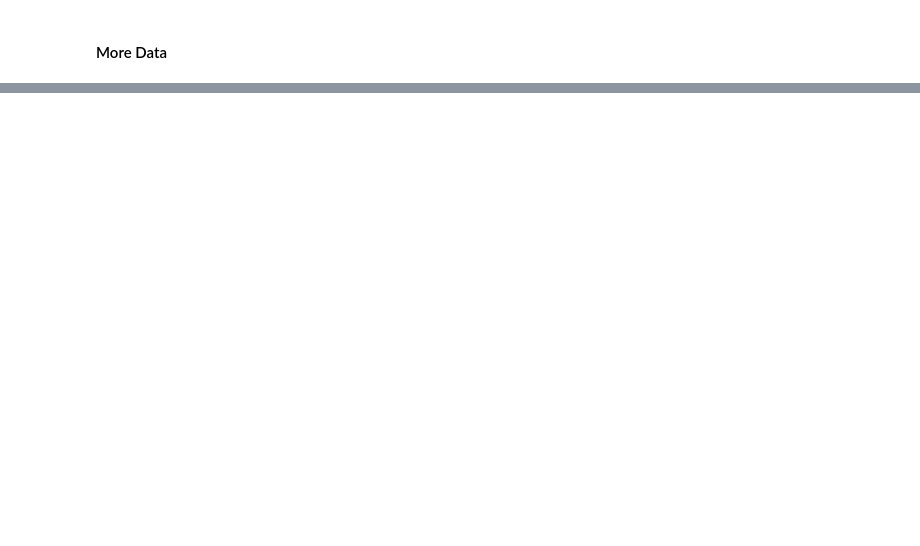
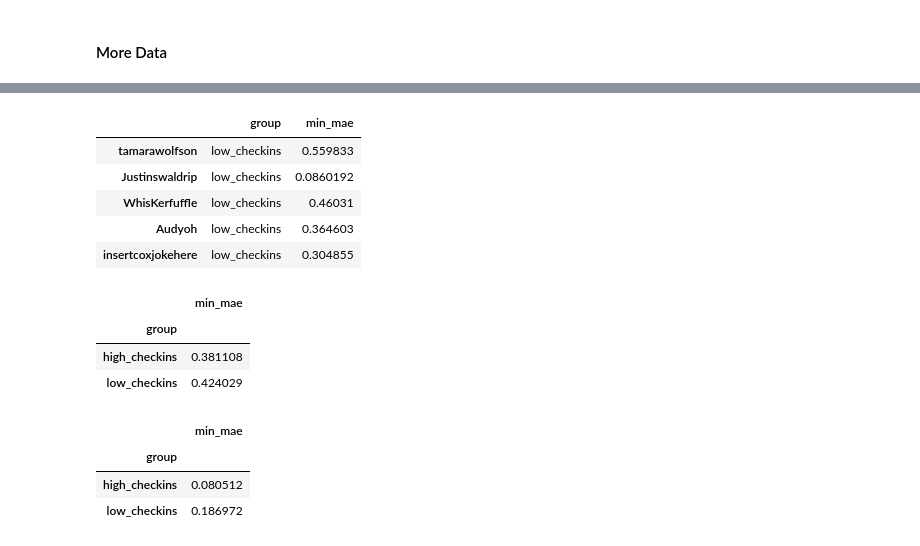
Before and after one commit to tomsharp/BeerMe, a Jupyter notebook: New Approach-Copy1.ipynb, the cells around one changed output, grey strips where cells are left out. Cells and saved outputs as stored; diff of their text form; code cells hidden in the pictures; blank space fills up the shorter version.

```diff
--- a/New Approach-Copy1.ipynb
+++ b/New Approach-Copy1.ipynb
@@ -519,0 +539,40 @@ User of Reference for Cosine Sim = tnt
+# %%
+low_checkins = checkin_count[(checkin_count < 25) & (checkin_count > 5)].index
+# %%
+high_checkins = checkin_count[checkin_count > 1000].index
+# %%
+low_indices = np.random.choice(len(low_checkins), 10, replace=False)
+high_indices = np.random.choice(len(high_checkins), 10, replace=False)
+# %%
+d={}
+for i in low_indices:
+
+    user_of_interest = low_checkins[i]
+    print("USER OF INTEREST", user_of_interest)
+
+    ### - HYBRID - ###
+    drop_cols = ['brewery']
+
+    print("HYBRID")
+    print("simple - contin. vars only")
+    hybrid_df = df.drop(drop_cols + ['beer_description'], axis=1, inplace=False)
+    mae_list, min_ppu_list, n_users_list = hybrid(hybrid_df, user_of_interest, 'user_rating')
+    plot_hybrid(mae_list, min_ppu_list, n_users_list)
+
+    d[user_of_interest] = {'min_mae': np.min([mae for mae in mae_list if mae != 0.0]), 'group':'low_checkins'}
+
+for i in high_indices:
+
+    user_of_interest = high_checkins[i]
+    print("USER OF INTEREST", user_of_interest)
+
+    ### - HYBRID - ###
+    drop_cols = ['brewery']
+
+    print("HYBRID")
+    print("simple - contin. vars only")
+    hybrid_df = df.drop(drop_cols + ['beer_description'], axis=1, inplace=False)
+    mae_list, min_ppu_list, n_users_list = hybrid(hybrid_df, user_of_interest, 'user_rating')
+    plot_hybrid(mae_list, min_ppu_list, n_users_list)
+
+    d[user_of_interest] = {'min_mae': np.min([mae for mae in mae_list if mae != 0.0]), 'group':'high_checkins'}
@@ -519,0 +647,25 @@ User of Reference for Cosine Sim = tnt
+# %%
+results = pd.DataFrame.from_dict(d).transpose()
+results.head()
+# %% [output]
+|  | group | min_mae |
+| tamarawolfson | low_checkins | 0.559833 |
+| Justinswaldrip | low_checkins | 0.0860192 |
+| WhisKerfuffle | low_checkins | 0.46031 |
+| Audyoh | low_checkins | 0.364603 |
+| insertcoxjokehere | low_checkins | 0.304855 |
+# %%
+results['min_mae'] = results['min_mae'].astype(float)
+# %% [output]
+|  | min_mae |
+| group |  |
+| high_checkins | 0.381108 |
+| low_checkins | 0.424029 |
+# %%
+results.groupby('group').mean()
+results.groupby('group').std()
+# %% [output]
+|  | min_mae |
+| group |  |
+| high_checkins | 0.080512 |
+| low_checkins | 0.186972 |
```
Also changed, not shown: parts of 7 cells of this notebook.
